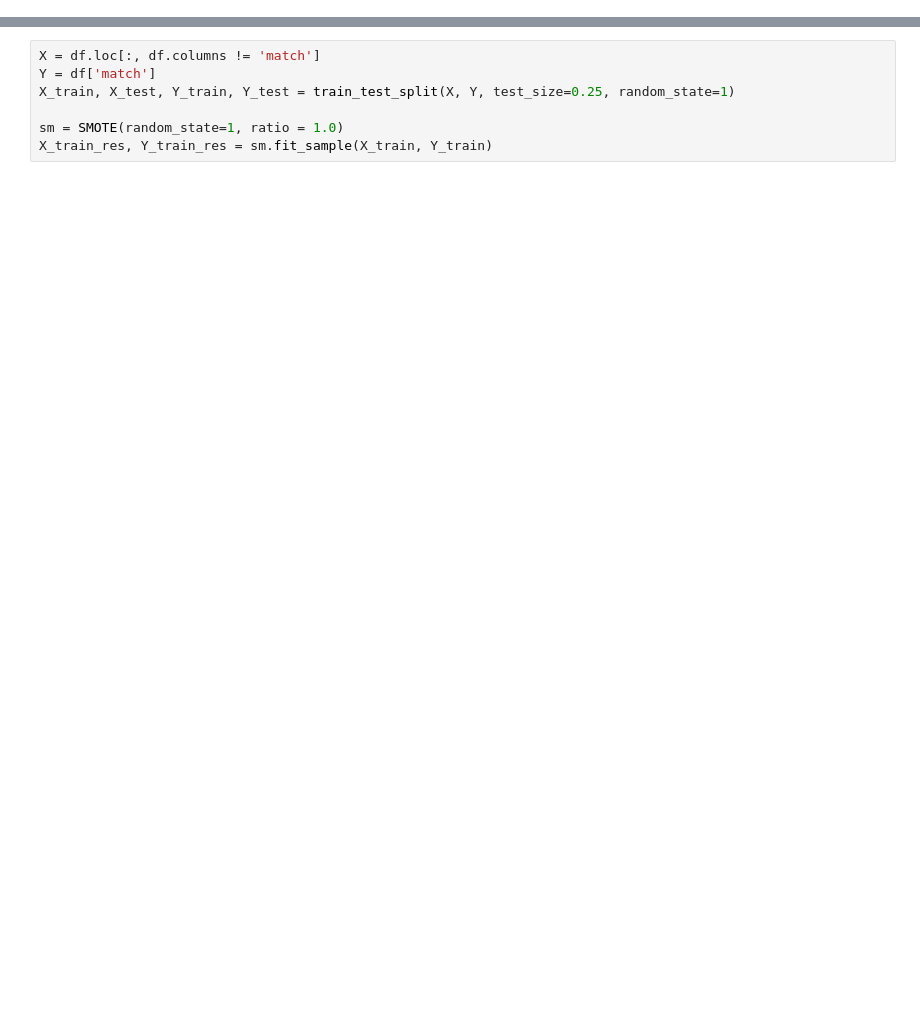
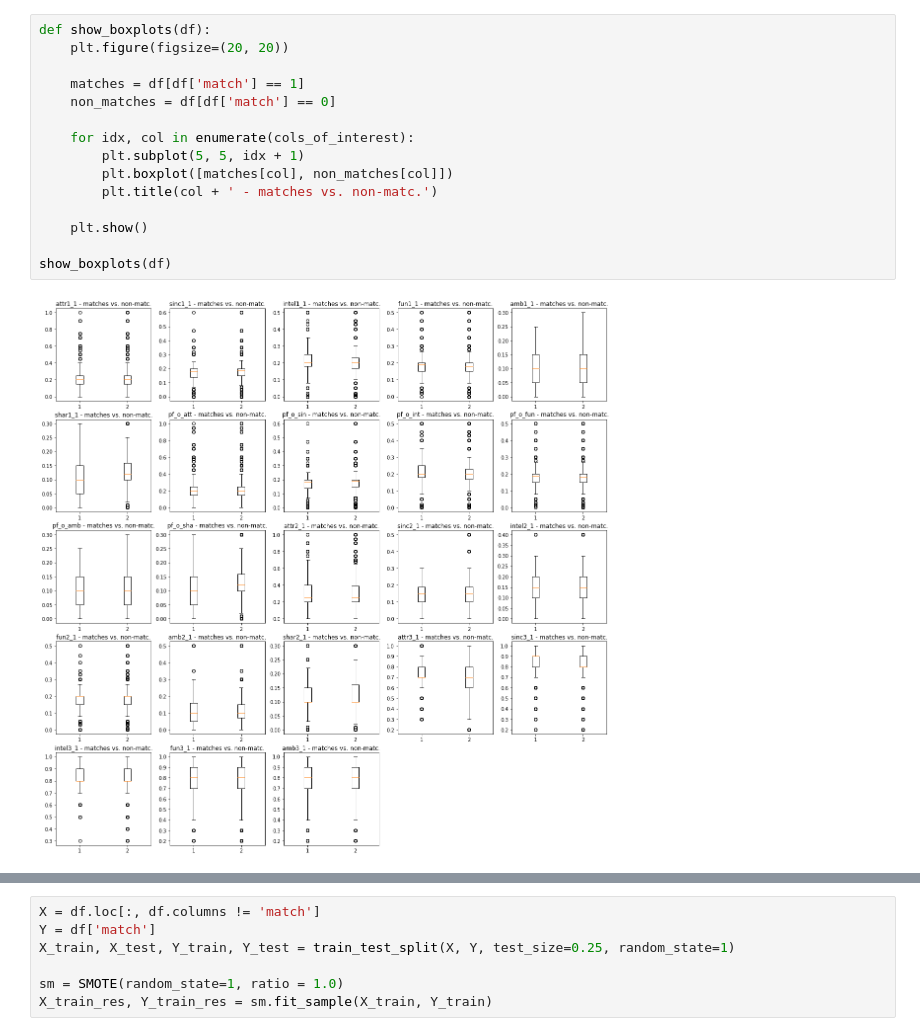
Before and after one commit to esthersweon/thinkful, a Jupyter notebook: main/unit_3/lesson_7_project_1.ipynb, the cells around one changed output, grey strips where cells are left out. Saved outputs shown, nothing was run; the diff lists cells and outputs as text; blank space fills up the shorter version.

```diff
--- a/main/unit_3/lesson_7_project_1.ipynb
+++ b/main/unit_3/lesson_7_project_1.ipynb
@@ -130,0 +276,17 @@ print(('{} matches; {} non-matches\n{}% non-matches').format(num_matches, num_no
+# %%
+def show_boxplots(df):
+    plt.figure(figsize=(20, 20))
+
+    matches = df[df['match'] == 1]
+    non_matches = df[df['match'] == 0]
+
+    for idx, col in enumerate(cols_of_interest):
+        plt.subplot(5, 5, idx + 1)
+        plt.boxplot([matches[col], non_matches[col]])
+        plt.title(col + ' - matches vs. non-matc.')
+
+    plt.show()
+
+show_boxplots(df)
+# %% [output]
+[figure, added]
```
Also changed, not shown: parts of 32 cells of this notebook, 2 other files.
